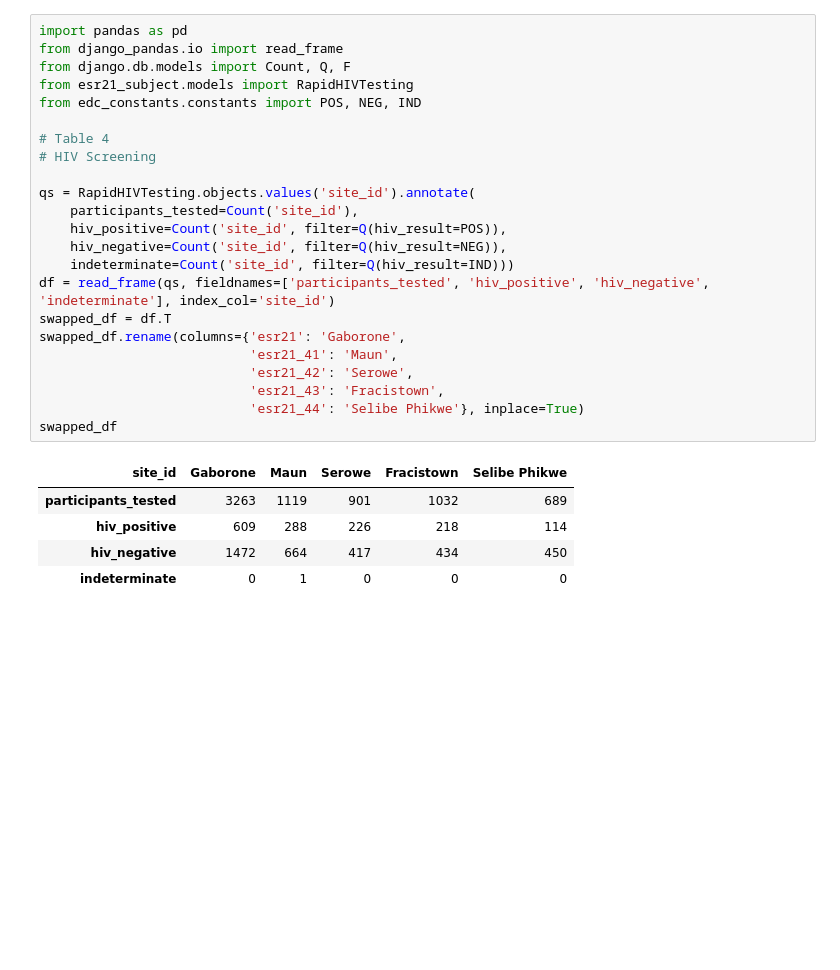
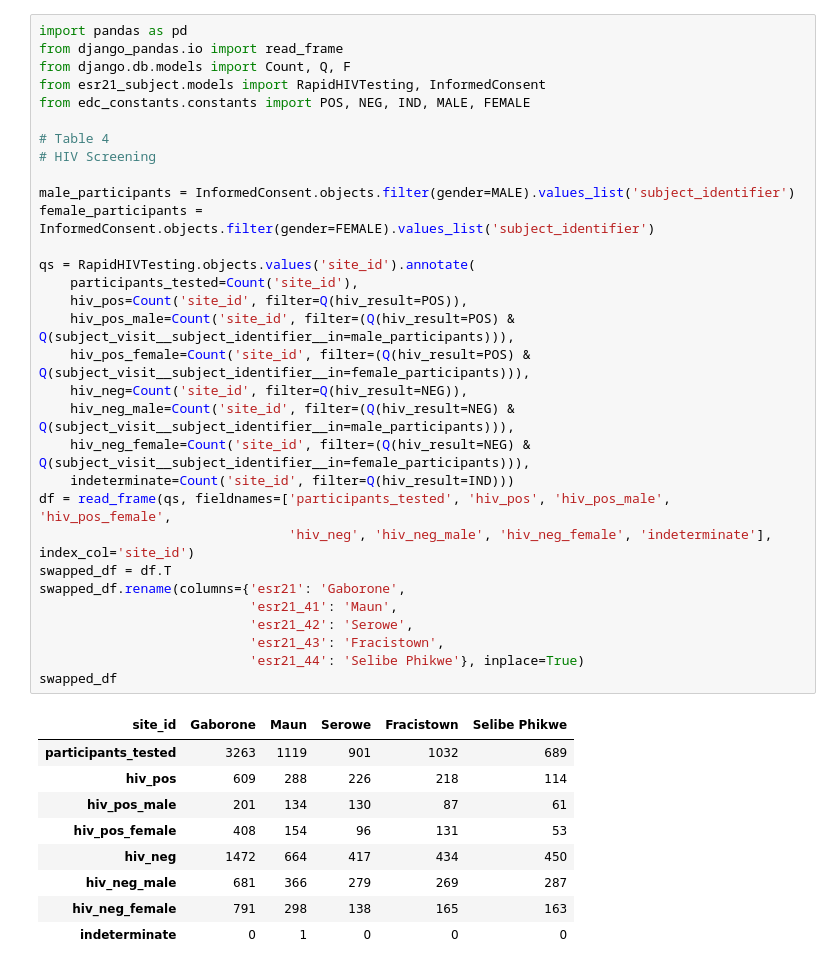
Before and after one commit to geek911/esr21, a Jupyter notebook: azd_stats_reports.ipynb, the cells around one changed output. Cells and saved outputs as stored; diff of their text form; blank space fills up the shorter version.

```diff
--- a/azd_stats_reports.ipynb
+++ b/azd_stats_reports.ipynb
@@ -112,31 +112,43 @@ swapped_df
 # %%
 import pandas as pd
 from django_pandas.io import read_frame
 from django.db.models import Count, Q, F
-from esr21_subject.models import RapidHIVTesting
-from edc_constants.constants import POS, NEG, IND
+from esr21_subject.models import RapidHIVTesting, InformedConsent
+from edc_constants.constants import POS, NEG, IND, MALE, FEMALE
 
 # Table 4
 # HIV Screening
 
+male_participants = InformedConsent.objects.filter(gender=MALE).values_list('subject_identifier')
+female_participants = InformedConsent.objects.filter(gender=FEMALE).values_list('subject_identifier')
+
 qs = RapidHIVTesting.objects.values('site_id').annotate(
     participants_tested=Count('site_id'),
-    hiv_positive=Count('site_id', filter=Q(hiv_result=POS)),
-    hiv_negative=Count('site_id', filter=Q(hiv_result=NEG)),
+    hiv_pos=Count('site_id', filter=Q(hiv_result=POS)),
+    hiv_pos_male=Count('site_id', filter=(Q(hiv_result=POS) & Q(subject_visit__subject_identifier__in=male_participants))),
+    hiv_pos_female=Count('site_id', filter=(Q(hiv_result=POS) & Q(subject_visit__subject_identifier__in=female_participants))),
+    hiv_neg=Count('site_id', filter=Q(hiv_result=NEG)),
+    hiv_neg_male=Count('site_id', filter=(Q(hiv_result=NEG) & Q(subject_visit__subject_identifier__in=male_participants))),
+    hiv_neg_female=Count('site_id', filter=(Q(hiv_result=NEG) & Q(subject_visit__subject_identifier__in=female_participants))),
     indeterminate=Count('site_id', filter=Q(hiv_result=IND)))
-df = read_frame(qs, fieldnames=['participants_tested', 'hiv_positive', 'hiv_negative', 'indeterminate'], index_col='site_id')
+df = read_frame(qs, fieldnames=['participants_tested', 'hiv_pos', 'hiv_pos_male', 'hiv_pos_female',
+                                'hiv_neg', 'hiv_neg_male', 'hiv_neg_female', 'indeterminate'], index_col='site_id')
 swapped_df = df.T
 swapped_df.rename(columns={'esr21': 'Gaborone',
                            'esr21_41': 'Maun',
                            'esr21_42': 'Serowe',
                            'esr21_43': 'Fracistown',
                            'esr21_44': 'Selibe Phikwe'}, inplace=True)
 swapped_df
 # %% [output]
 | site_id | Gaborone | Maun | Serowe | Fracistown | Selibe Phikwe |
 | participants_tested | 3263 | 1119 | 901 | 1032 | 689 |
-| hiv_positive | 609 | 288 | 226 | 218 | 114 |
-| hiv_negative | 1472 | 664 | 417 | 434 | 450 |
+| hiv_pos | 609 | 288 | 226 | 218 | 114 |
+| hiv_pos_male | 201 | 134 | 130 | 87 | 61 |
+| hiv_pos_female | 408 | 154 | 96 | 131 | 53 |
+| hiv_neg | 1472 | 664 | 417 | 434 | 450 |
+| hiv_neg_male | 681 | 366 | 279 | 269 | 287 |
+| hiv_neg_female | 791 | 298 | 138 | 165 | 163 |
 | indeterminate | 0 | 1 | 0 | 0 | 0 |
 # %%
 from django_pandas.io import read_frame
```
Also changed, not shown: parts of 3 cells of this notebook.
